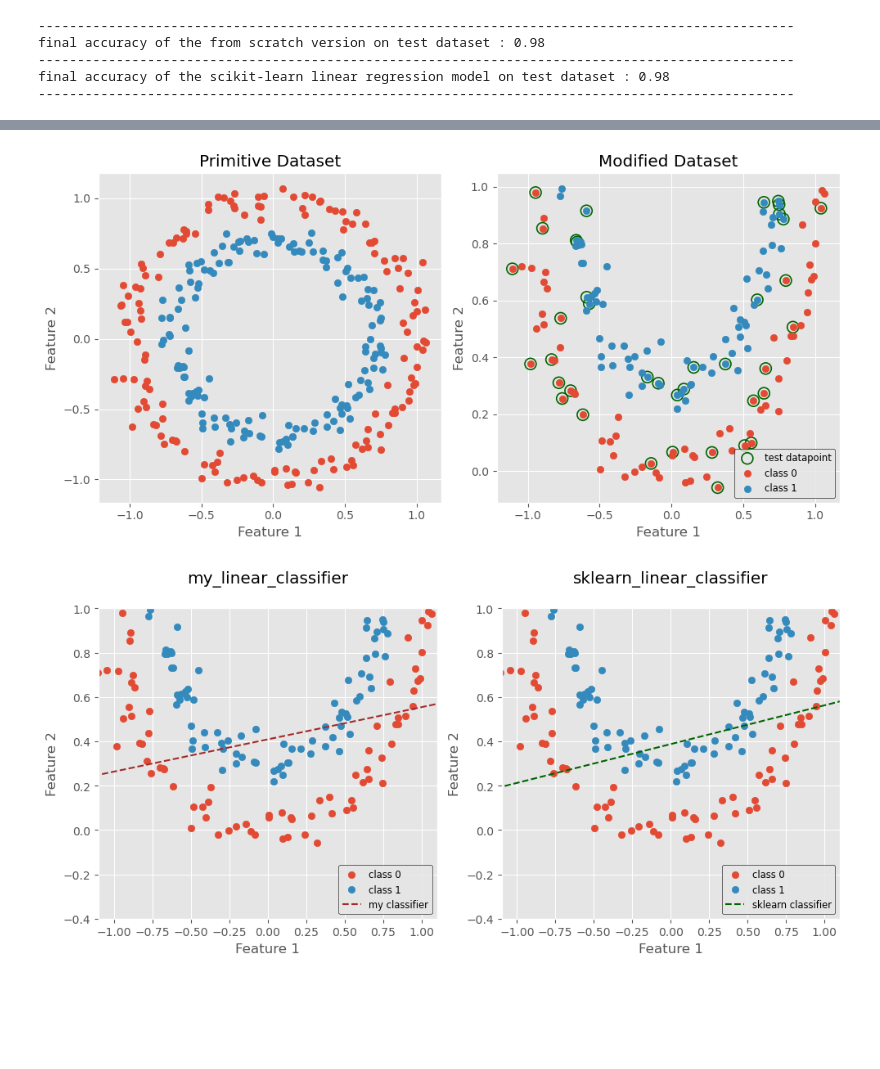
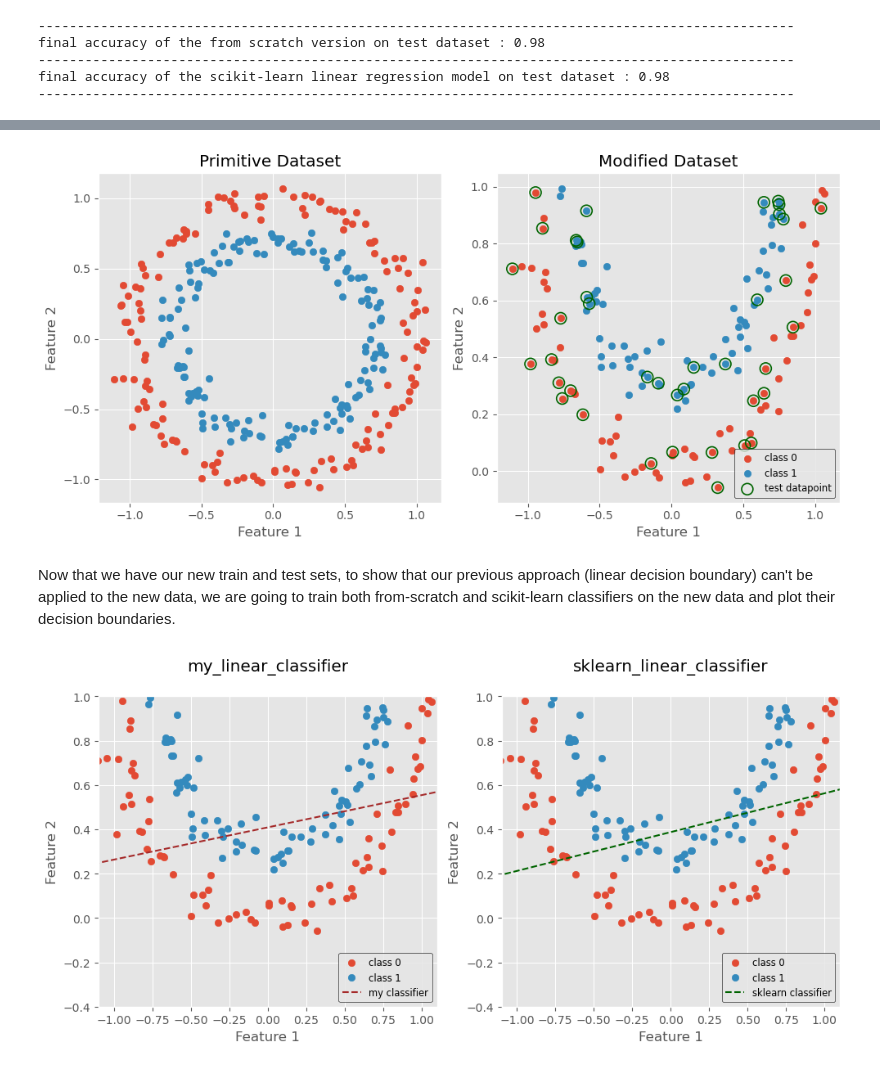
Before and after one commit to Alireza-Gharavi/my_learning_journey, a Jupyter notebook: Logistic Regression/Logistic_Regression.ipynb, the cells around one changed output, grey strips where cells are left out. Cells and saved outputs as stored; diff of their text form; code cells hidden in the pictures; blank space fills up the shorter version.

```diff
--- a/Logistic Regression/Logistic_Regression.ipynb
+++ b/Logistic Regression/Logistic_Regression.ipynb
@@ -322,37 +391,35 @@ from sklearn.datasets import make_moons
 # %%
 from sklearn.datasets import make_circles
 
 Xs, ys = make_circles(n_samples=300, noise=0.06, random_state=10, factor=0.7)
 
 fig, axes = plt.subplots(nrows=1, ncols=2, figsize=(10, 5))
 
 axes[0].scatter(Xs[ys==0, 0], Xs[ys==0, 1])
 axes[0].scatter(Xs[ys==1, 0], Xs[ys==1, 1])
 axes[0].set_xlabel('Feature 1')
 axes[0].set_ylabel('Feature 2')
 axes[0].set_title('Primitive Dataset')
 
-
 ys = ys[Xs[:, 1] <= 0]
 Xs = Xs[Xs[:, 1] <= 0]
 Xs[:, 1] = Xs[:, 1] + 1
 
-new_Xs = np.concatenate((Xs, (Xs[:, 1]**2).reshape((-1, 1))), axis=1)
+X_train, X_test, y_train, y_test = train_test_split(Xs, ys, test_size=0.25, random_state=4)
 
-X_train, X_test, y_train, y_test = train_test_split(Xs, ys, test_size=0.25, random_state=4)
-non_linear_X_train, non_linear_X_test, y_train, y_test = train_test_split(new_Xs, ys, test_size=0.25, random_state=4)
-
-axes[1].scatter(X_test[:, 0], X_test[:, 1], facecolor='none', edgecolor='darkgreen', s=100, label='test datapoint', linewidths=1.2)
 axes[1].scatter(Xs[ys==0, 0], Xs[ys==0, 1], label='class 0')
 axes[1].scatter(Xs[ys==1, 0], Xs[ys==1, 1], label='class 1')
+axes[1].scatter(X_test[:, 0], X_test[:, 1], facecolor='none', edgecolor='darkgreen', s=100, label='test datapoint', linewidths=1.2)
 axes[1].set_xlabel('Feature 1')
 axes[1].set_ylabel('Feature 2')
 axes[1].set_title('Modified Dataset')
 axes[1].legend(loc='lower right', fontsize='small', edgecolor='black')
 
 plt.tight_layout()
 # %% [output]
-[figure, old version]
+[figure, new version]
+# %% [markdown]
+Now that we have our new train and test sets, to show that our previous approach (linear decision boundary) can't be applied to the new data, we are going to train both from-scratch and scikit-learn classifiers on the new data and plot their decision boundaries.
 # %%
 my_linear_classifier = logistic_regression(alpha=0.5, num_of_features=2)
 for i in range(1000):
```
Also changed, not shown: parts of 46 cells of this notebook, 5 other files.
